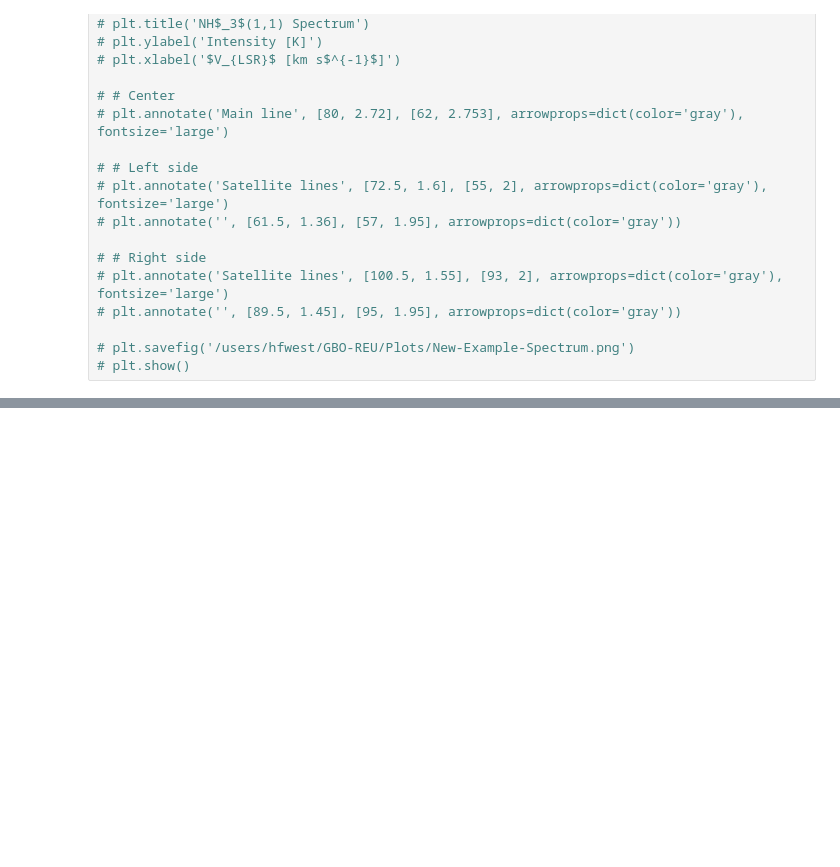
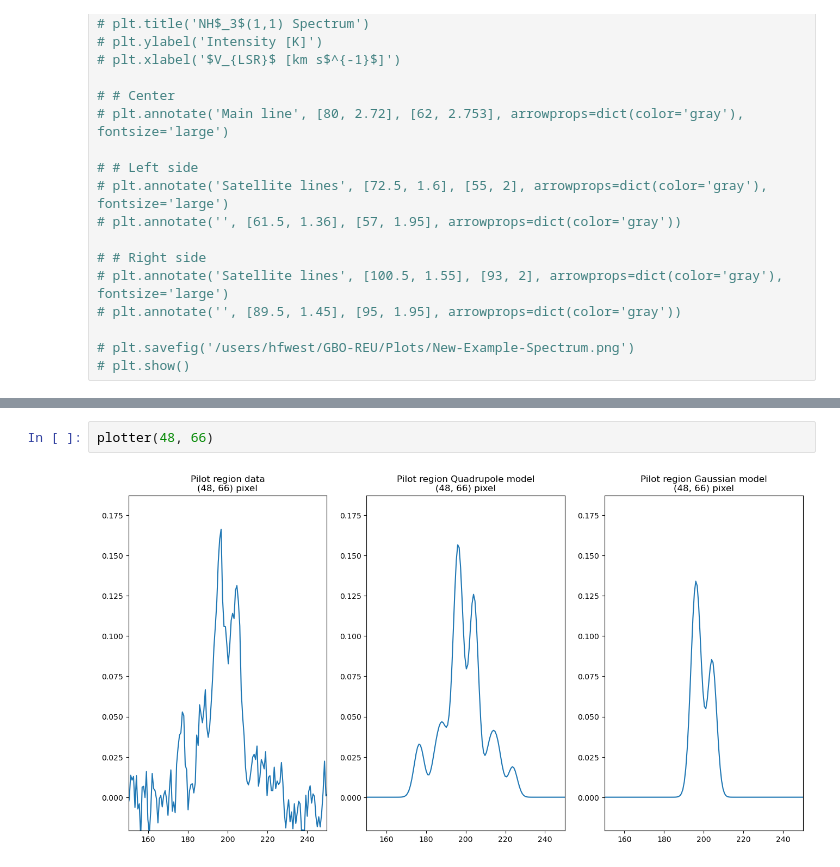
Before and after one commit to harrisonfwest/GBO-REU, a Jupyter notebook: Scripts/quick-plotting.ipynb, the cells around one changed output, grey strips where cells are left out. Cells and saved outputs as stored; diff of their text form; blank space fills up the shorter version.

```diff
--- a/Scripts/quick-plotting.ipynb
+++ b/Scripts/quick-plotting.ipynb
@@ -72,0 +76,4 @@ plotter(160, 46)
+# %%
+plotter(48, 66)
+# %% [output]
+[figure, added]
```
Also changed, not shown: parts of 3 cells of this notebook, 2 other files.
